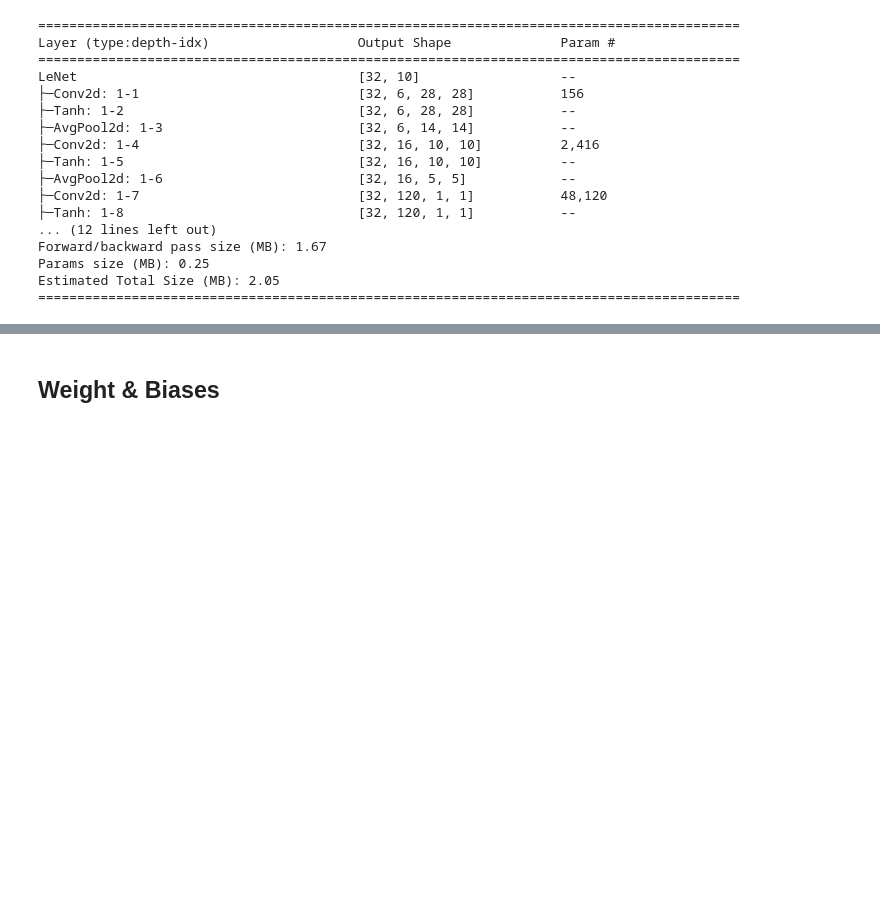
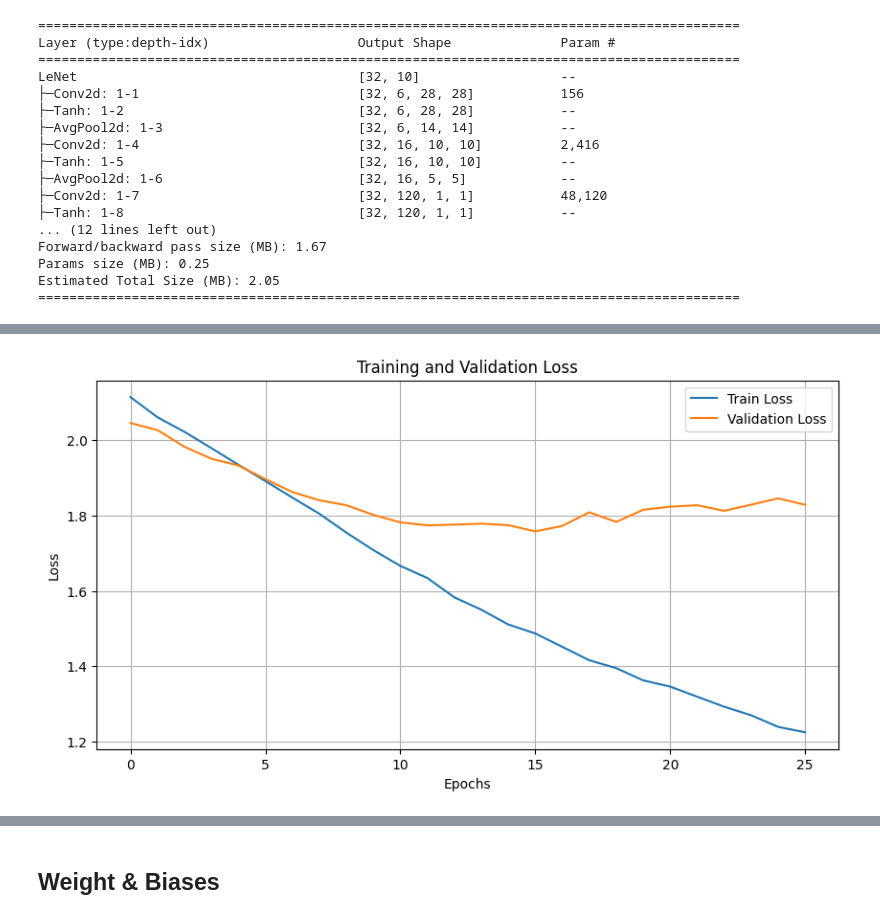
Before and after one commit to nataliacampiglia/tdl_tarea_1, a Jupyter notebook: Tarea_1_letra.ipynb, the cells around one changed output, grey strips where cells are left out. Cells and saved outputs as stored; diff of their text form; code cells hidden in the pictures; blank space fills up the shorter version.

```diff
--- a/Tarea_1_letra.ipynb
+++ b/Tarea_1_letra.ipynb
@@ -344,11 +352,15 @@ def get_dataloaders(
     )
 
     return train_loader, valid_loader, test_loader
-# %%
-IMG_SIZE = 128  # Reducir tamaño de imagen para ahorrar memoria
 # %%
-train_dataset = train_dataset = datasets.Imagenette(
-    DATA_DIR, split="train", download=False, transform=val_tfms_lenet
+# train dataset con transformaciones base para calcular media y desviacion
+train_dataset = datasets.Imagenette(
+    DATA_DIR, split="train", download=False, transform=T.Compose([
+        T.ToImage(),
+        T.ToDtype(torch.float32, scale=True),
+        T.Resize((IMG_SIZE, IMG_SIZE)),
+        T.Grayscale(num_output_channels=1),
+    ])
 )
 
 # Stack todas las imágenes en un tensor
@@ -367,11 +379,12 @@ Std: tensor([1.0000, 1.0000, 1.0000])
 # %%
 train_tfms_lenet = T.Compose([
-    T.RandomHorizontalFlip(p=0.5),
-    T.RandomRotation(degrees=10),
     T.ToImage(),
     T.ToDtype(torch.float32, scale=True),
     T.Resize((IMG_SIZE, IMG_SIZE)),
     T.Normalize(mean=T_MEAN, std=T_STD),
+    T.RandomHorizontalFlip(p=0.5),
+    T.RandomRotation(degrees=10),
+    T.Grayscale(num_output_channels=1),
 ])
 
 val_tfms_lenet = T.Compose([
@@ -379,4 +392,5 @@ val_tfms_lenet = T.Compose([
     T.ToDtype(torch.float32, scale=True),
     T.Resize((IMG_SIZE, IMG_SIZE)),
     T.Normalize(mean=T_MEAN, std=T_STD),
+    T.Grayscale(num_output_channels=1),
 ])
@@ -462,5 +476,5 @@ criterion = nn.CrossEntropyLoss().to(DEVICE)
 # %%
-letnet_model = LeNet(3,10).to(DEVICE)
+letnet_model = LeNet(1,NUM_CLASES).to(DEVICE)
 optimizer = optim.Adam(letnet_model.parameters(), lr=LR)
 
 epoch_train_errors, epoch_val_errors = train(
@@ -481,3 +511,5 @@ NameError: name 'train_loader' is not defined
 # %%
-plot_taining(epoch_train_errors, epoch_val_errors)
+plot_training(epoch_train_errors, epoch_val_errors)
+# %% [output]
+[figure, added]
 # %%
```
Also changed, not shown: parts of 59 cells of this notebook.
